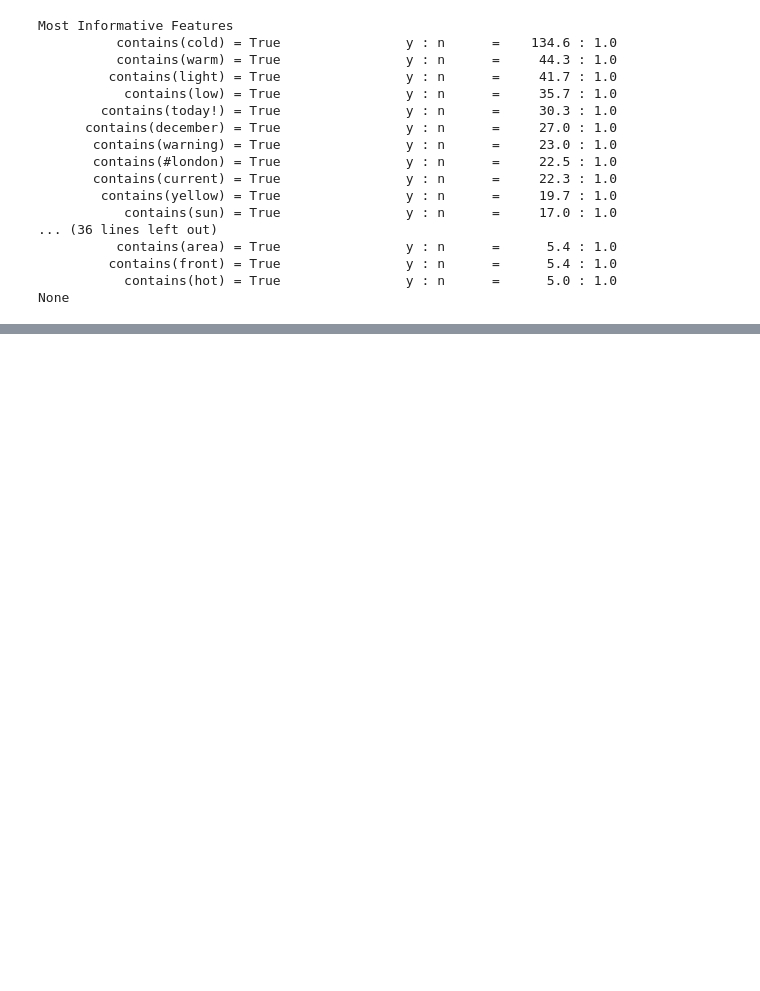
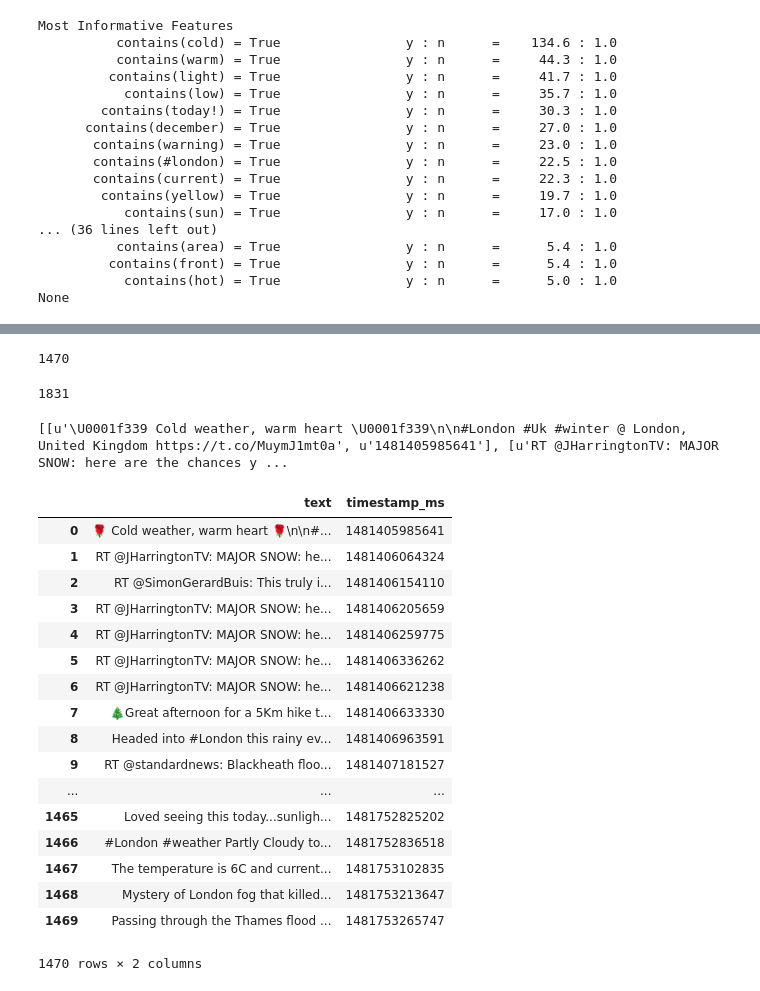
Before and after one commit to AdamNew1/twitterdata, a Jupyter notebook: pycharmscripts/trainweatherwteets.ipynb, the cells around one changed output, grey strips where cells are left out. Cells and saved outputs as stored; diff of their text form; code cells hidden in the pictures; blank space fills up the shorter version.

```diff
--- a/pycharmscripts/trainweatherwteets.ipynb
+++ b/pycharmscripts/trainweatherwteets.ipynb
@@ -174,9 +178,10 @@ for t in mongfind:
+# %%
+mongpositive = []
+l = 0
+m = 0
 # %%
-x = 0
-y = 0
-for tweety in mongfind:
-    if classifier.classify(extract_features(str(tweety().split))) == 'y':
-        positivetweets.append(tweety)
-        x+=1
-    else:
-        y=+1
+for tw in mongtest:
+    if classifier.classify(extract_features(str(tw).split())) == 'y':
+        mongpositive.append(tw)
+        l+=1
+    else: m+=1
@@ -225,0 +188,37 @@ for testtweet in test:
+# %%
+print l
+# %% [output]
+1470
+# %%
+print m
+# %% [output]
+1831
+# %%
+print mongpositive
+# %% [output]
+[[u'\U0001f339 Cold weather, warm heart \U0001f339\n\n#London #Uk #winter @ London, United Kingdom https://t.co/MuymJ1mt0a', u'1481405985641'], [u'RT @JHarringtonTV: MAJOR SNOW: here are the chances y ...
+# %%
+frame2 = DataFrame(mongpositive)
+# %%
+frame2.columns = ['text', 'timestamp_ms']
+# %%
+frame2
+# %% [output]
+|  | text | timestamp_ms |
+| 0 | 🌹 Cold weather, warm heart 🌹\n\n#... | 1481405985641 |
+| 1 | RT @JHarringtonTV: MAJOR SNOW: he... | 1481406064324 |
+| 2 | RT @SimonGerardBuis: This truly i... | 1481406154110 |
+| 3 | RT @JHarringtonTV: MAJOR SNOW: he... | 1481406205659 |
+| 4 | RT @JHarringtonTV: MAJOR SNOW: he... | 1481406259775 |
+| 5 | RT @JHarringtonTV: MAJOR SNOW: he... | 1481406336262 |
+| 6 | RT @JHarringtonTV: MAJOR SNOW: he... | 1481406621238 |
+| 7 | 🎄Great afternoon for a 5Km hike t... | 1481406633330 |
+| 8 | Headed into #London this rainy ev... | 1481406963591 |
+| 9 | RT @standardnews: Blackheath floo... | 1481407181527 |
+| ... | ... | ... |
+| 1465 | Loved seeing this today...sunligh... | 1481752825202 |
+| 1466 | #London #weather Partly Cloudy to... | 1481752836518 |
+| 1467 | The temperature is 6C and current... | 1481753102835 |
+| 1468 | Mystery of London fog that killed... | 1481753213647 |
+| 1469 | Passing through the Thames flood ... | 1481753265747 |
+1470 rows × 2 columns
```
Also changed, not shown: parts of 11 cells of this notebook.
